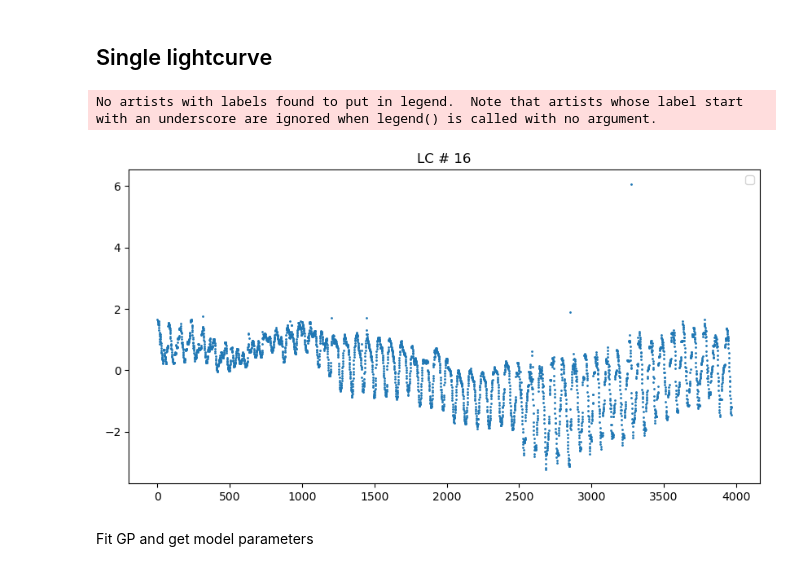
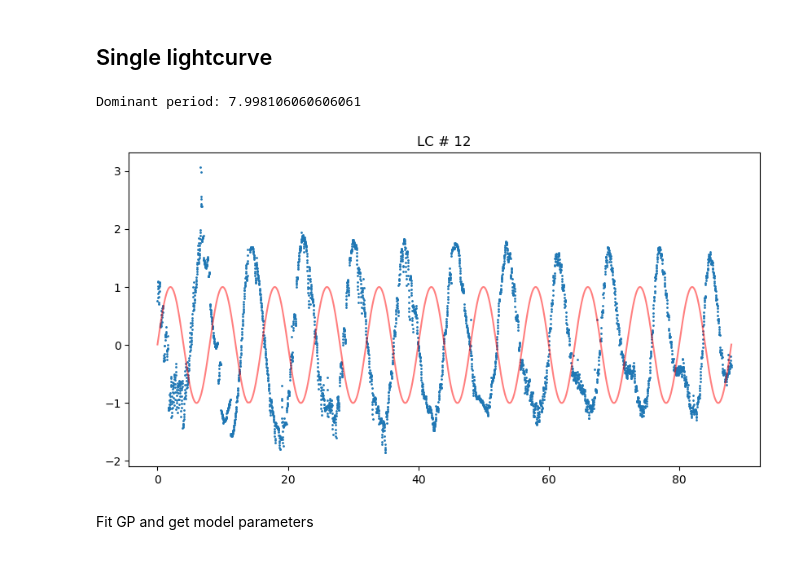
Before and after one commit to linneawolniewicz/dipper-detection, a Jupyter notebook: notebooks/data_notebooks/generate_synthetic_lc.ipynb, the cells around one changed output. Drawn from its saved outputs; the diff is of its cells as text; code cells hidden in the pictures.

```diff
--- a/notebooks/data_notebooks/generate_synthetic_lc.ipynb
+++ b/notebooks/data_notebooks/generate_synthetic_lc.ipynb
@@ -29,27 +36,33 @@ Using device: cuda
 ## Single lightcurve
 # %%
 # Load the data
-file_number = 16
+file_number = 12
 data_dir = '../../data/k2/'
 filename = f'k2_{file_number}.fits'
 x, y, y_err = load_k2_data(data_dir + filename)
 
 # Scale data to be between 0 and 1
 y = (y - np.min(y)) / (np.max(y) - np.min(y))
 y_err = y_err / (np.max(y) - np.min(y))
 
 # Standardize data to have mean 0 and std of 1
 mean_y = np.mean(y)
 std_y = np.std(y)
 y = (y - mean_y) / std_y
 y_err = y_err / std_y
 
+# Find period of the light curve and convert from index to days (what x is in)
+period = get_dom_period(y)
+period = period * (x[-1] - x[0]) / len(x)
+print(f"Dominant period: {period}")
+sinusoid = np.sin(2 * np.pi * x / period)
+
 # Plot anomalies
 plt.figure(figsize=(10,5))
-plt.plot(range(len(x)), y, '.', markersize=2)
-plt.legend()
+plt.plot(x, y, '.', markersize=2)
+plt.plot(x, sinusoid, 'r', alpha=0.5)
 plt.title(f"LC # {file_number}")
 plt.show()
 # %% [output]
-No artists with labels found to put in legend.  Note that artists whose label start with an underscore are ignored when legend() is called with no argument.
+Dominant period: 7.998106060606061
-[figure, old version]
+[figure, new version]
```
Also changed, not shown: parts of 20 cells of this notebook, 3 other files.
